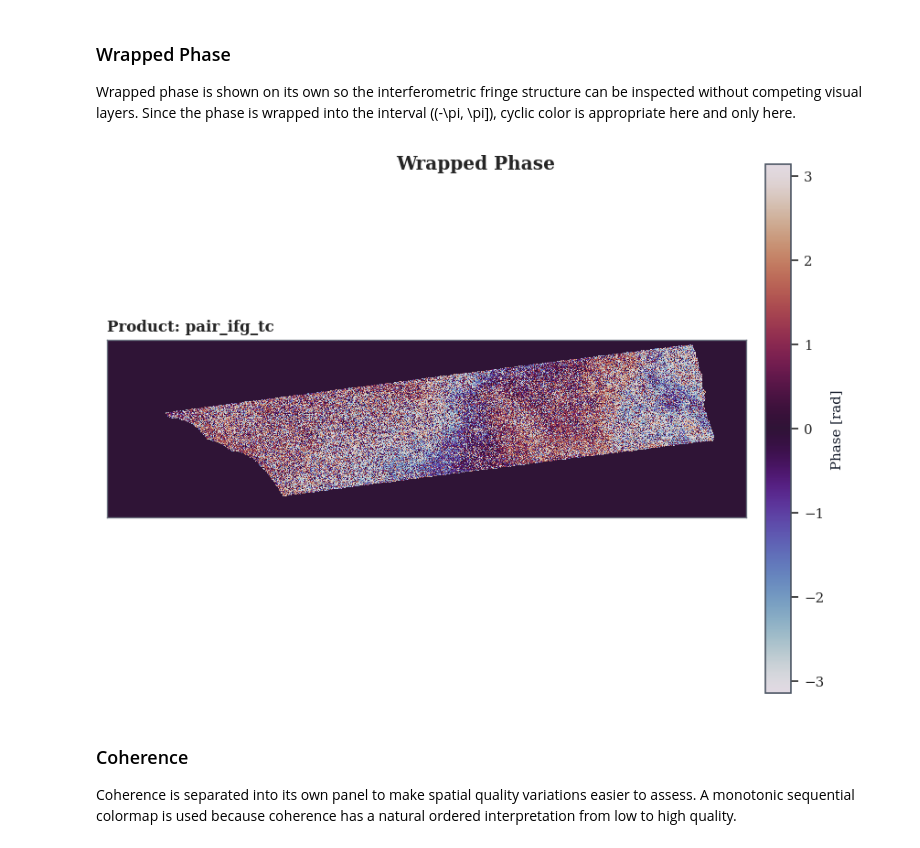
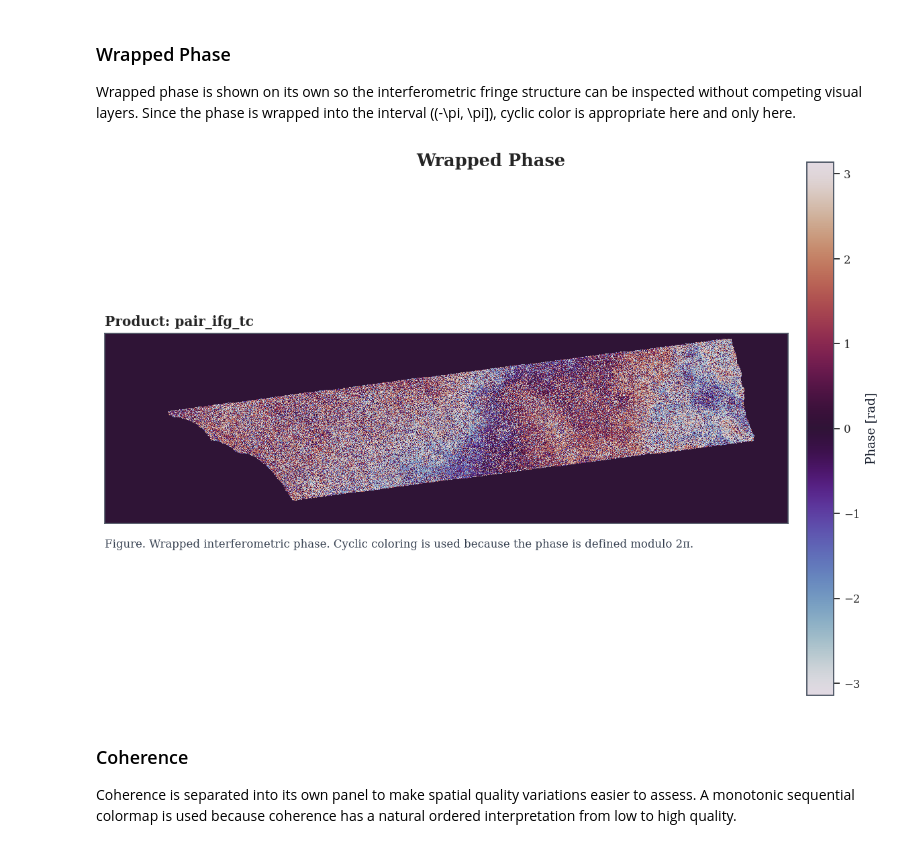
Before and after one commit to sirbastiano/srp, a Jupyter notebook: notebooks/snapflow_v2.ipynb, the cells around one changed output. Saved outputs shown, nothing was run; the diff lists cells and outputs as text; code cells hidden in the pictures.

Commit message:
feat(notebook): enlarge snapflow figures

```diff
--- a/notebooks/snapflow_v2.ipynb
+++ b/notebooks/snapflow_v2.ipynb
@@ -518,23 +518,23 @@ import numpy as np
 import seaborn as sns
 
 IEEE_RC = {
-    "figure.dpi": 120,
-    "savefig.dpi": 150,
+    "figure.dpi": 132,
+    "savefig.dpi": 170,
     "figure.facecolor": "white",
     "axes.facecolor": "white",
     "axes.edgecolor": "#4b5563",
     "axes.labelcolor": "#111827",
-    "axes.titlesize": 12,
+    "axes.titlesize": 13,
     "axes.titleweight": "semibold",
-    "axes.labelsize": 10,
-    "xtick.labelsize": 9,
-    "ytick.labelsize": 9,
+    "axes.labelsize": 10.5,
+    "xtick.labelsize": 9.5,
+    "ytick.labelsize": 9.5,
     "grid.color": "#d1d5db",
     "grid.linestyle": "--",
-    "grid.linewidth": 0.6,
+    "grid.linewidth": 0.7,
     "grid.alpha": 0.55,
     "legend.frameon": True,
-    "legend.fontsize": 9,
+    "legend.fontsize": 9.5,
     "font.family": "serif",
     "font.serif": ["Times New Roman", "Times", "DejaVu Serif"],
     "mathtext.fontset": "stix",
@@ -661,8 +661,21 @@ def apply_map_format(axis: plt.Axes) -> None:
     axis.set_yticks([])
     axis.grid(False)
     for spine in axis.spines.values():
-        spine.set_linewidth(0.8)
-        spine.set_edgecolor("#6b7280")
+        spine.set_linewidth(0.9)
+        spine.set_edgecolor("#4b5563")
+
+
+def add_panel_caption(axis: plt.Axes, text: str) -> None:
+    axis.text(
+        0.0,
+        -0.08,
+        text,
+        transform=axis.transAxes,
+        ha="left",
+        va="top",
+        fontsize=9,
+        color="#374151",
+    )
 
 
 summary_rows = []
@@ -765,22 +778,24 @@ display(support_stats_df)
 
 Wrapped phase is shown on its own so the interferometric fringe structure can be inspected without competing visual layers. Since the phase is wrapped into the interval \((-\pi, \pi]\), cyclic color is appropriate here and only here.
 # %%
-fig, ax = plt.subplots(figsize=(6.8, 4.9), constrained_layout=True)
-fig.suptitle("Wrapped Phase", fontsize=12, fontweight="semibold", y=1.01)
+fig, ax = plt.subplots(figsize=(8.8, 6.1), constrained_layout=True)
+fig.suptitle("Wrapped Phase", fontsize=14, fontweight="semibold", y=1.01)
 
 if phase_i and phase_q:
     phase_data = wrapped_phase(phase_i, phase_q)
     im = ax.imshow(phase_data, cmap="twilight", vmin=-np.pi, vmax=np.pi, interpolation="nearest")
-    ax.set_title(f"Product: {phase_product.stem}", loc="left", fontsize=10)
-    cbar = fig.colorbar(im, ax=ax, fraction=0.046, pad=0.03)
-    cbar.set_label("Phase [rad]", fontsize=9)
+    ax.set_title(f"Product: {phase_product.stem}", loc="left", fontsize=11)
+    cbar = fig.colorbar(im, ax=ax, fraction=0.042, pad=0.028)
+    cbar.set_label("Phase [rad]", fontsize=10)
+    cbar.ax.tick_params(labelsize=9)
     apply_map_format(ax)
+    add_panel_caption(ax, "Figure. Wrapped interferometric phase. Cyclic coloring is used because the phase is defined modulo 2π.")
 else:
     mark_empty(ax, "Wrapped phase bands not available")
 
 plt.show()
 # %% [output]
-[figure, old version]
+[figure, new version]
 # %% [markdown]
 ### Coherence
 
```
Also changed, not shown: parts of 3 cells of this notebook.
